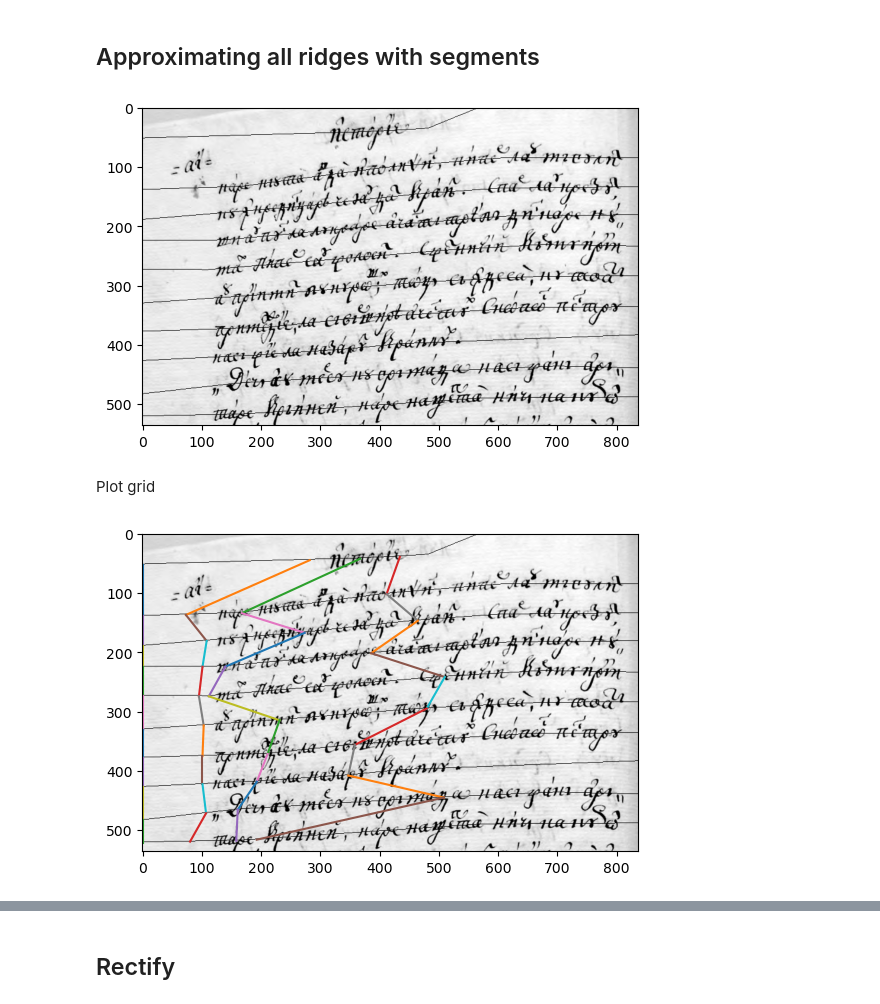
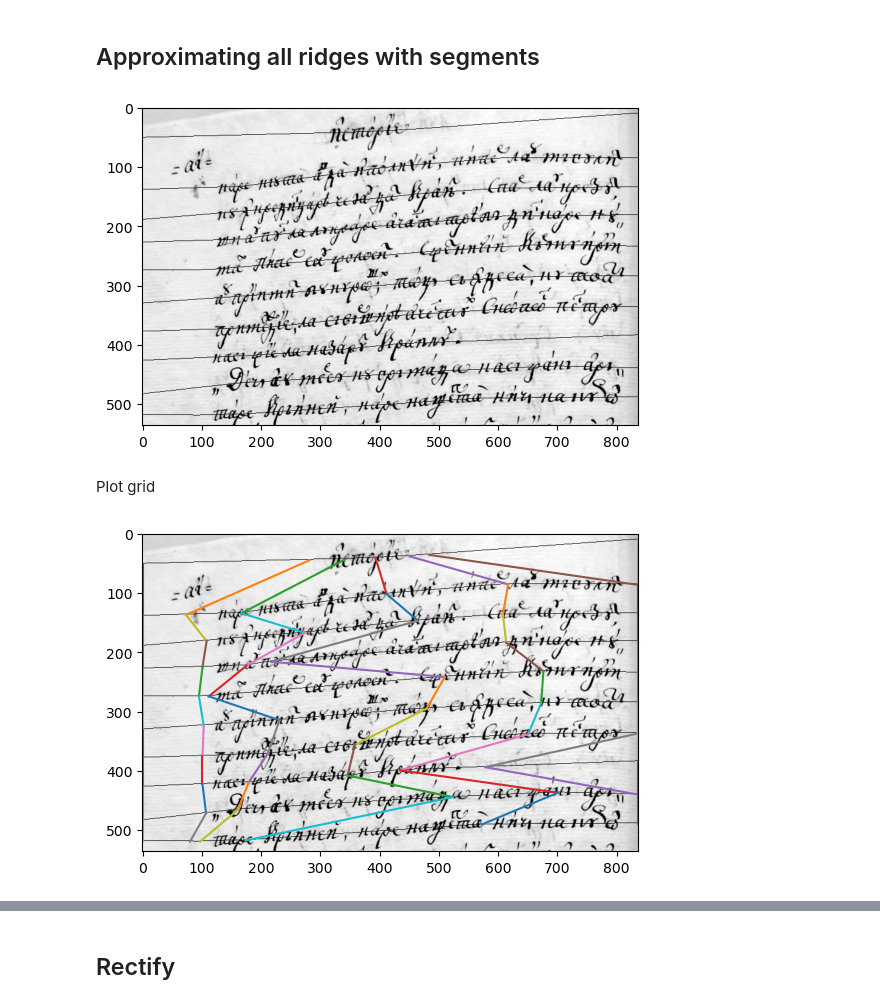
Before and after one commit to nikcleju/RowRectification, a Jupyter notebook: Ideea1_FilterAndRidge.ipynb, the cells around one changed output, grey strips where cells are left out. Cells and saved outputs as stored; diff of their text form; code cells hidden in the pictures.

```diff
--- a/Ideea1_FilterAndRidge.ipynb
+++ b/Ideea1_FilterAndRidge.ipynb
@@ -231,6 +236,9 @@ my_pwlfs = []
 knots_all = []
 knots_y_all = []
 If3 = np.copy(I)
+
+n_segments = 4
+n_knots = n_segments + 3
 
 for ridge in ridges:
 
@@ -267,19 +275,19 @@ plt.imshow(If3, cmap='gray')
 #plt.gca().invert_yaxis()
 plt.show()
 # %% [output]
-[figure, old version]
+[figure, new version]
 # %% [markdown]
 Plot grid
 # %%
 plt.imshow(If3, cmap='gray')
 
 for k in range(len(knots_all)-1):
-    for i in range(4):
+    for i in range(7):
         #plt.plot([knots_y_all[k][i], knots_y_all[k+1][i]],[knots_all[k][i], knots_all[k+1][i]])
         plt.plot([knots_all[k][i], knots_all[k+1][i]],[knots_y_all[k][i], knots_y_all[k+1][i]])
         #print([knots_all[k][i], knots_all[k+1][i]])
         #print([knots_y_all[k][i], knots_y_all[k+1][i]])
 
 plt.show()
 # %% [output]
-[figure, old version]
+[figure, new version]
```
Also changed, not shown: parts of 10 cells of this notebook, 4 other files.
